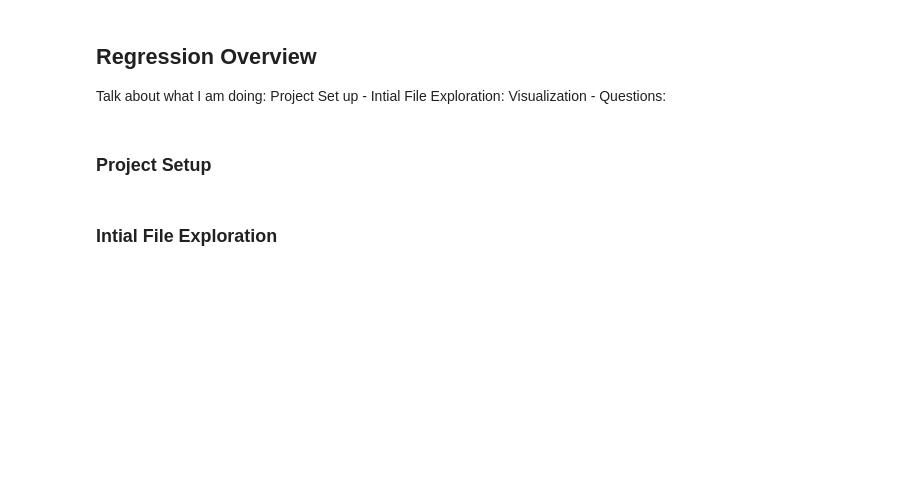
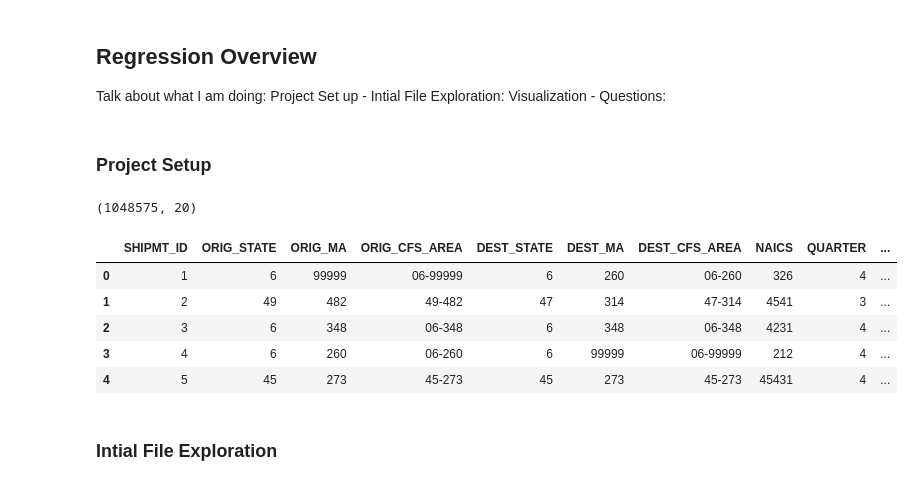
Before and after one commit to Taotlema/Data-Mining-Final-Project, a Jupyter notebook: Code/Regression.ipynb, the cells around one changed output. Saved outputs shown, nothing was run; the diff lists cells and outputs as text; code cells hidden in the pictures; blank space fills up the shorter version.

```diff
--- a/Code/Regression.ipynb
+++ b/Code/Regression.ipynb
@@ -12,26 +12,38 @@ Talk about what I am doing: Project Set up - Intial File Exploration: Visualizat
 # %%
 # Imports
 import pandas as pd
 import numpy as np
 import matplotlib.pyplot as plt
 import seaborn as sns
 
 # Regression Dependencies
-from sklearn.linear_model import LinearRegression, Ridge, Lasso
-from sklearn.ensemble import RandomForestRegressor
-
 from sklearn.model_selection import train_test_split
-from sklearn.preprocessing import StandardScaler, LabelEncoder
+from sklearn.preprocessing import StandardScaler
+from sklearn.linear_model import LinearRegression, Ridge
 from sklearn.impute import SimpleImputer
 from sklearn.pipeline import Pipeline
 from sklearn.feature_selection import SelectKBest, f_regression
-
 from sklearn.metrics import mean_squared_error, r2_score, mean_absolute_error
 
-# Visual Appeal/Sanity
+# Visualization Constraints
 pd.set_option('display.max_columns', None)
-pd.set_option('display.max_rows', 100)
+pd.set_option('display.max_rows', 120)
+sns.set(style="whitegrid")
 
-# Filepaths
+# Load data
+file_path = r"C:\Users\Owner\Documents\GitHub\Data-Mining-Final-Project\Data Files\comodity2017.csv"
+df = pd.read_csv(file_path)
+
+# Df Shape
+print(df.shape)
+df.head()
+# %% [output]
+(1048575, 20)
+|  | SHIPMT_ID | ORIG_STATE | ORIG_MA | ORIG_CFS_AREA | DEST_STATE | DEST_MA | DEST_CFS_AREA | NAICS | QUARTER | ... |
+| 0 | 1 | 6 | 99999 | 06-99999 | 6 | 260 | 06-260 | 326 | 4 | ... |
+| 1 | 2 | 49 | 482 | 49-482 | 47 | 314 | 47-314 | 4541 | 3 | ... |
+| 2 | 3 | 6 | 348 | 06-348 | 6 | 348 | 06-348 | 4231 | 4 | ... |
+| 3 | 4 | 6 | 260 | 06-260 | 6 | 99999 | 06-99999 | 212 | 4 | ... |
+| 4 | 5 | 45 | 273 | 45-273 | 45 | 273 | 45-273 | 45431 | 4 | ... |
 # %% [markdown]
 ### Intial File Exploration
```
Also changed, not shown: parts of 9 cells of this notebook.
